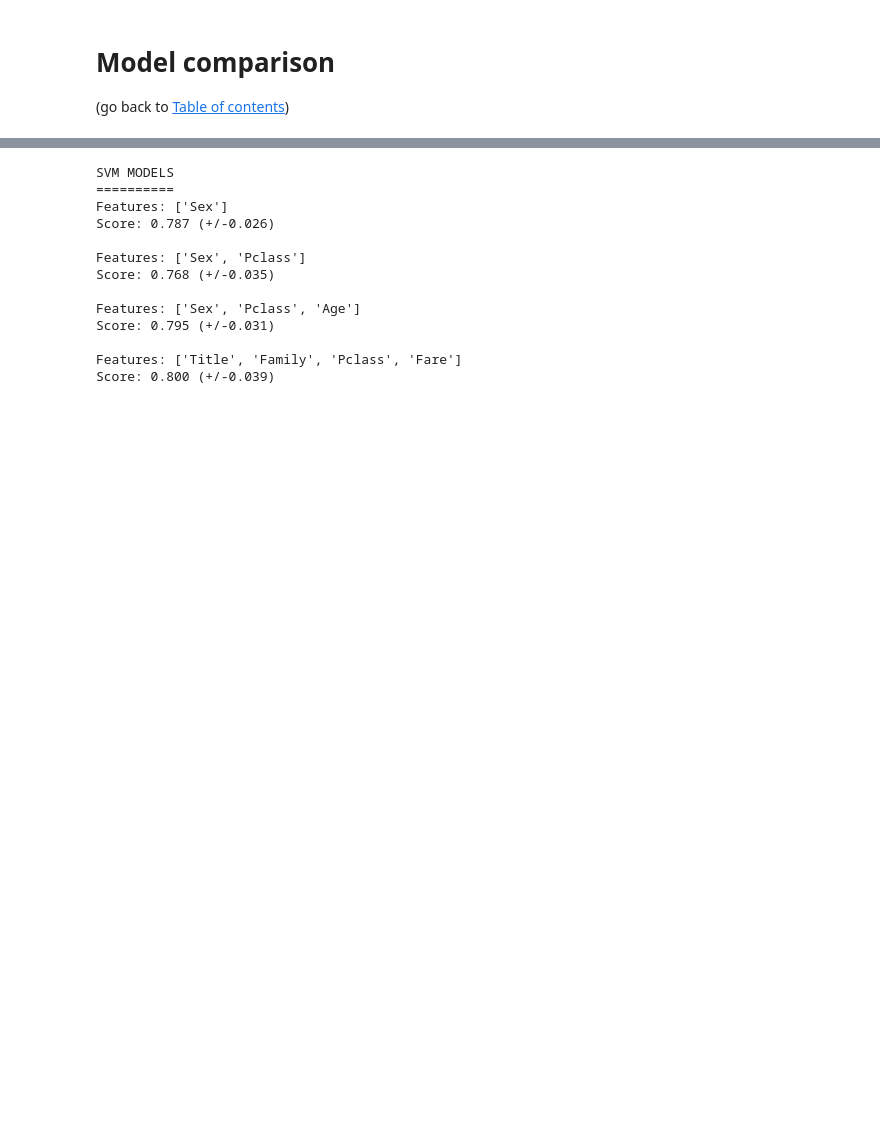
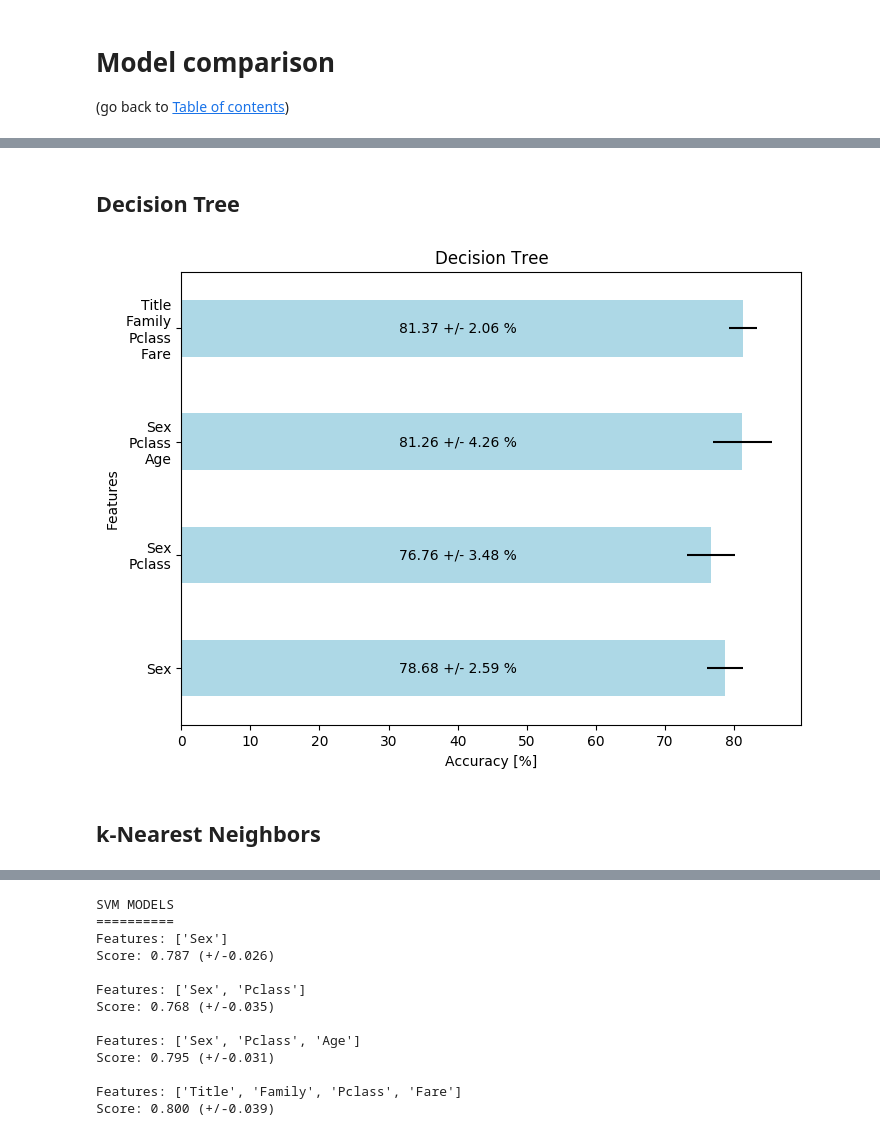
Before and after one commit to krzysztofarendt/kaggle-titanic, a Jupyter notebook: titanic_analysis.ipynb, the cells around one changed output, grey strips where cells are left out. Drawn from its saved outputs; the diff is of its cells as text; code cells hidden in the pictures; blank space fills up the shorter version.

Commit message:
Update analysis with k-NN and better decicion tree comparison

```diff
--- a/titanic_analysis.ipynb
+++ b/titanic_analysis.ipynb
@@ -234,0 +176,44 @@ Score: 0.815 (+/-0.019)
+# %% [markdown]
+## Decision Tree
+# %%
+dt = pd.DataFrame(columns=['feat', 'acc'])
+
+feat = [
+    ['Sex'],
+    ['Sex', 'Pclass'],
+    ['Sex', 'Pclass', 'Age'],
+    ['Title', 'Family', 'Pclass', 'Fare']
+]
+
+for f in feat:
+    X = train[f]
+    Y = train['Survived']
+    clf = tree.DecisionTreeClassifier()
+    scores = cross_val_score(clf, X, Y, cv=10, scoring='accuracy')
+    dt = dt.append({'feat': str(f), 'acc': scores.mean(), 'std': scores.std()}, ignore_index=True)
+
+# To percents
+dt = dt.set_index('feat')
+dt.index = map(lambda x: x.replace("', '", '\n').replace("['", '').replace("']", ''), dt.index)
+dt['acc'] *= 100
+dt['std'] *= 100
+
+# Plot
+ax = dt['acc'].plot.barh(figsize=(8, 6), xerr=dt['std'], color='lightblue')
+fig = ax.get_figure()
+fig.set_dpi(100)
+ax.set_ylabel('Features')
+ax.set_xlabel('Accuracy [%]')
+ax.set_title('Decision Tree')
+
+# Annotate
+y = 0
+x = 40.
+for f in dt.index:
+    ax.annotate('{:.2f} +/- {:.2f} %'.format(dt.loc[f, 'acc'], dt.loc[f, 'std']), xy=(x, y),
+                va='center', ha='center')
+    y += 1
+# %% [output]
+[figure, added]
+# %% [markdown]
+## k-Nearest Neighbors
```
Also changed, not shown: parts of 9 cells of this notebook.
